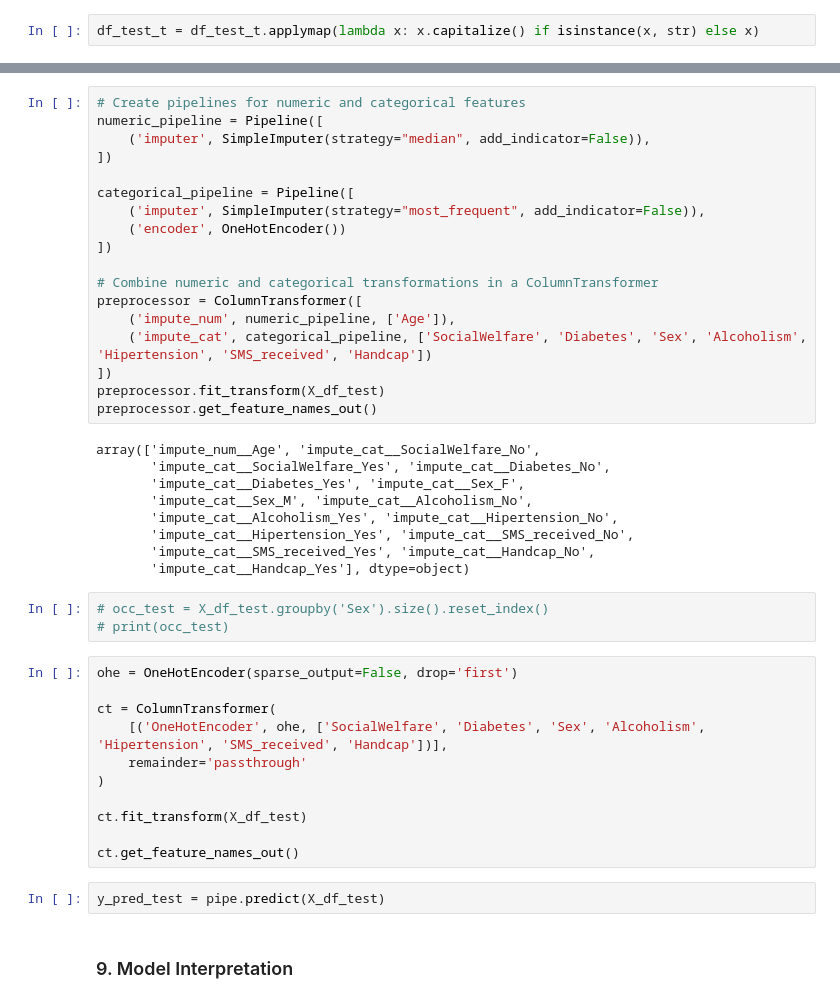
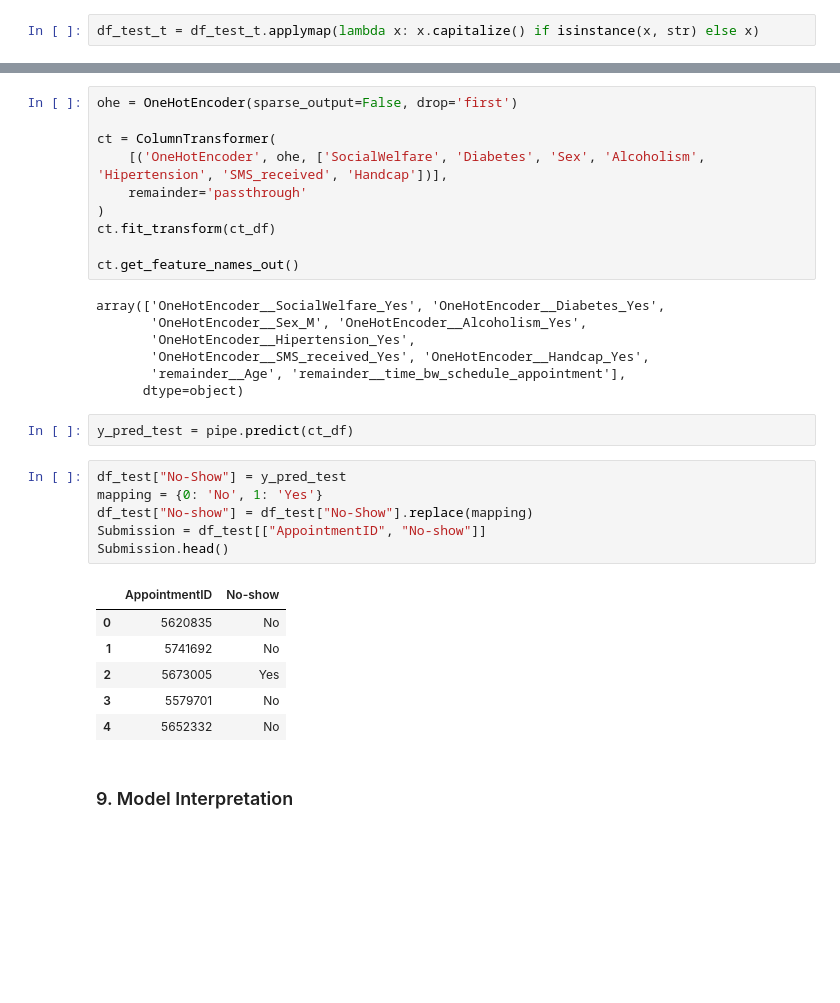
Before and after one commit to MRaza98/BIPM, a Jupyter notebook: Data Science/Project/group_copy_paste.ipynb, the cells around one changed output, grey strips where cells are left out. Cells and saved outputs as stored; diff of their text form; blank space fills up the shorter version.

```diff
--- a/Data Science/Project/group_copy_paste.ipynb
+++ b/Data Science/Project/group_copy_paste.ipynb
@@ -546,33 +940,3 @@ array(['impute_age__Age', 'impute_cat__SocialWelfare',
-# %%
-# Create pipelines for numeric and categorical features
-numeric_pipeline = Pipeline([
-    ('imputer', SimpleImputer(strategy="median", add_indicator=False)),
-])
-
-categorical_pipeline = Pipeline([
-    ('imputer', SimpleImputer(strategy="most_frequent", add_indicator=False)),
-    ('encoder', OneHotEncoder())
-])
-
-# Combine numeric and categorical transformations in a ColumnTransformer
-preprocessor = ColumnTransformer([
-    ('impute_num', numeric_pipeline, ['Age']),
-    ('impute_cat', categorical_pipeline, ['SocialWelfare', 'Diabetes', 'Sex', 'Alcoholism', 'Hipertension', 'SMS_received', 'Handcap'])
-])
-preprocessor.fit_transform(X_df_test)
-preprocessor.get_feature_names_out()
-# %% [output]
-array(['impute_num__Age', 'impute_cat__SocialWelfare_No',
-       'impute_cat__SocialWelfare_Yes', 'impute_cat__Diabetes_No',
-       'impute_cat__Diabetes_Yes', 'impute_cat__Sex_F',
-       'impute_cat__Sex_M', 'impute_cat__Alcoholism_No',
-       'impute_cat__Alcoholism_Yes', 'impute_cat__Hipertension_No',
-       'impute_cat__Hipertension_Yes', 'impute_cat__SMS_received_No',
-       'impute_cat__SMS_received_Yes', 'impute_cat__Handcap_No',
-       'impute_cat__Handcap_Yes'], dtype=object)
-# %%
-# occ_test = X_df_test.groupby('Sex').size().reset_index()
-# print(occ_test)
 # %%
 ohe = OneHotEncoder(sparse_output=False, drop='first')
 
@@ -580,12 +944,31 @@ ct = ColumnTransformer(
     [('OneHotEncoder', ohe, ['SocialWelfare', 'Diabetes', 'Sex', 'Alcoholism', 'Hipertension', 'SMS_received', 'Handcap'])],
     remainder='passthrough'
 )
-
-ct.fit_transform(X_df_test)
+ct.fit_transform(ct_df)
 
 ct.get_feature_names_out()
+# %% [output]
+array(['OneHotEncoder__SocialWelfare_Yes', 'OneHotEncoder__Diabetes_Yes',
+       'OneHotEncoder__Sex_M', 'OneHotEncoder__Alcoholism_Yes',
+       'OneHotEncoder__Hipertension_Yes',
+       'OneHotEncoder__SMS_received_Yes', 'OneHotEncoder__Handcap_Yes',
+       'remainder__Age', 'remainder__time_bw_schedule_appointment'],
+      dtype=object)
 # %%
-y_pred_test = pipe.predict(X_df_test)
+y_pred_test = pipe.predict(ct_df)
+# %%
+df_test["No-Show"] = y_pred_test
+mapping = {0: 'No', 1: 'Yes'}
+df_test["No-show"] = df_test["No-Show"].replace(mapping)
+Submission = df_test[["AppointmentID", "No-show"]]
+Submission.head()
+# %% [output]
+|  | AppointmentID | No-show |
+| 0 | 5620835 | No |
+| 1 | 5741692 | No |
+| 2 | 5673005 | Yes |
+| 3 | 5579701 | No |
+| 4 | 5652332 | No |
 # %% [markdown]
 ### 9. Model Interpretation
 # %% [markdown]
```
Also changed, not shown: parts of 36 cells of this notebook.
